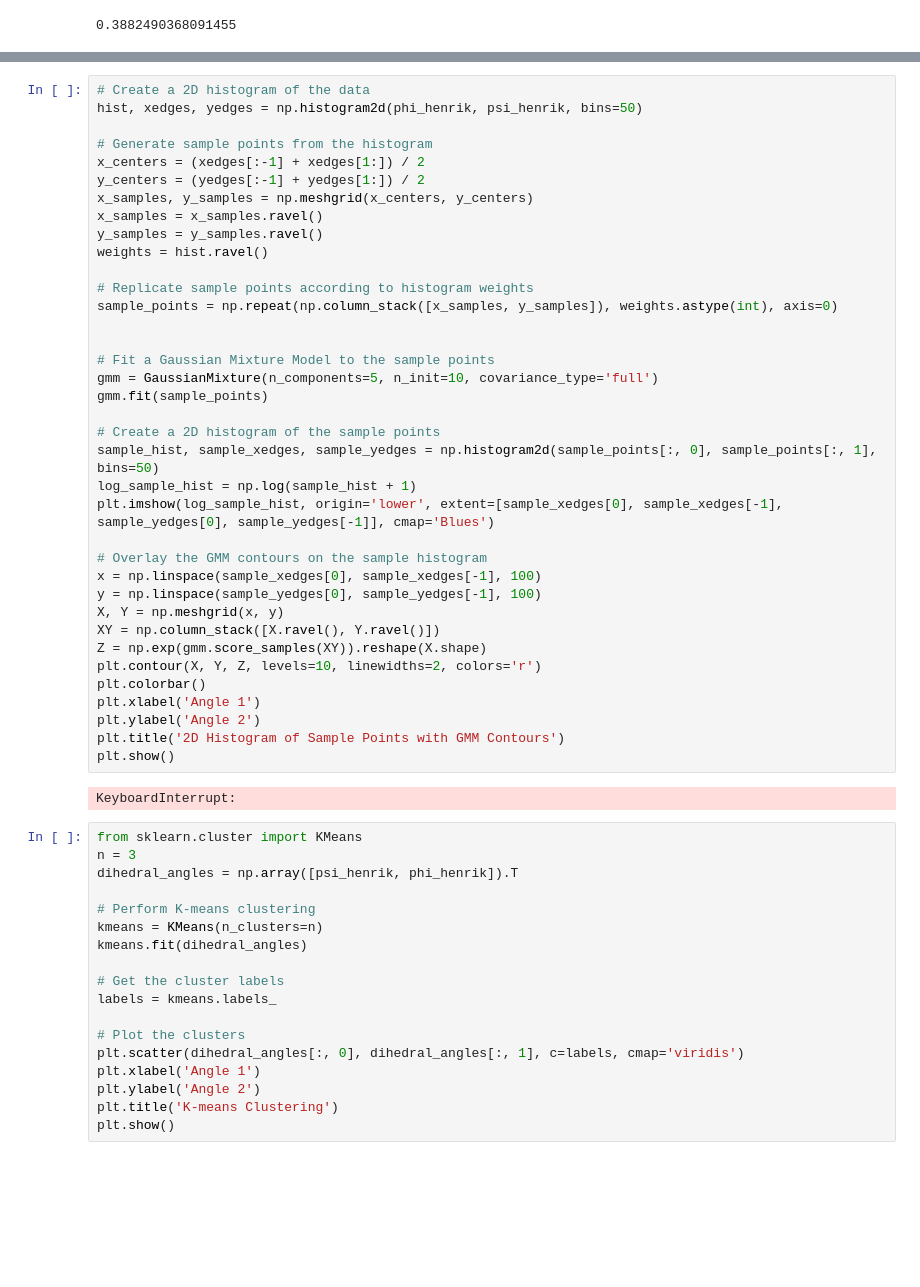
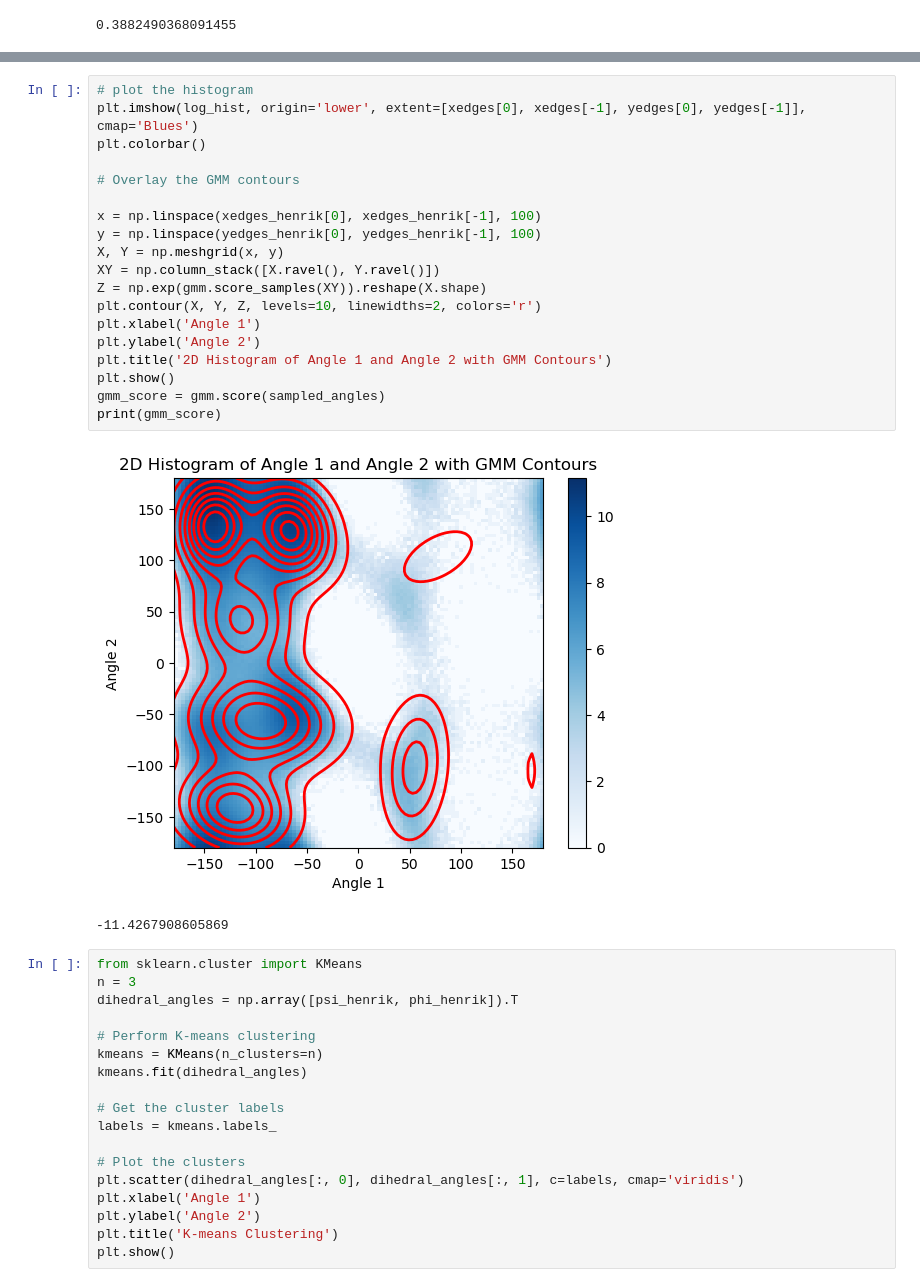
Before and after one commit to balu1029/gnn_uncertainty, a Jupyter notebook: datasets/helper/cv_visualizer.ipynb, the cells around one changed output, grey strips where cells are left out. Cells and saved outputs as stored; diff of their text form; blank space fills up the shorter version.

```diff
--- a/datasets/helper/cv_visualizer.ipynb
+++ b/datasets/helper/cv_visualizer.ipynb
@@ -149,42 +188,25 @@ KeyboardInterrupt:
 # %%
-# Create a 2D histogram of the data
-hist, xedges, yedges = np.histogram2d(phi_henrik, psi_henrik, bins=50)
+# plot the histogram
+plt.imshow(log_hist, origin='lower', extent=[xedges[0], xedges[-1], yedges[0], yedges[-1]], cmap='Blues')
+plt.colorbar()
 
-# Generate sample points from the histogram
-x_centers = (xedges[:-1] + xedges[1:]) / 2
-y_centers = (yedges[:-1] + yedges[1:]) / 2
-x_samples, y_samples = np.meshgrid(x_centers, y_centers)
-x_samples = x_samples.ravel()
-y_samples = y_samples.ravel()
-weights = hist.ravel()
+# Overlay the GMM contours
 
-# Replicate sample points according to histogram weights
-sample_points = np.repeat(np.column_stack([x_samples, y_samples]), weights.astype(int), axis=0)
-
-
-# Fit a Gaussian Mixture Model to the sample points
-gmm = GaussianMixture(n_components=5, n_init=10, covariance_type='full')
-gmm.fit(sample_points)
-
-# Create a 2D histogram of the sample points
-sample_hist, sample_xedges, sample_yedges = np.histogram2d(sample_points[:, 0], sample_points[:, 1], bins=50)
-log_sample_hist = np.log(sample_hist + 1)
-plt.imshow(log_sample_hist, origin='lower', extent=[sample_xedges[0], sample_xedges[-1], sample_yedges[0], sample_yedges[-1]], cmap='Blues')
-
-# Overlay the GMM contours on the sample histogram
-x = np.linspace(sample_xedges[0], sample_xedges[-1], 100)
-y = np.linspace(sample_yedges[0], sample_yedges[-1], 100)
+x = np.linspace(xedges_henrik[0], xedges_henrik[-1], 100)
+y = np.linspace(yedges_henrik[0], yedges_henrik[-1], 100)
 X, Y = np.meshgrid(x, y)
 XY = np.column_stack([X.ravel(), Y.ravel()])
 Z = np.exp(gmm.score_samples(XY)).reshape(X.shape)
 plt.contour(X, Y, Z, levels=10, linewidths=2, colors='r')
-plt.colorbar()
 plt.xlabel('Angle 1')
 plt.ylabel('Angle 2')
-plt.title('2D Histogram of Sample Points with GMM Contours')
+plt.title('2D Histogram of Angle 1 and Angle 2 with GMM Contours')
 plt.show()
+gmm_score = gmm.score(sampled_angles)
+print(gmm_score)
 # %% [output]
+[figure, added]
-KeyboardInterrupt:
+-11.4267908605869
 # %%
 from sklearn.cluster import KMeans
 n = 3
```
Also changed, not shown: parts of 4 cells of this notebook.
